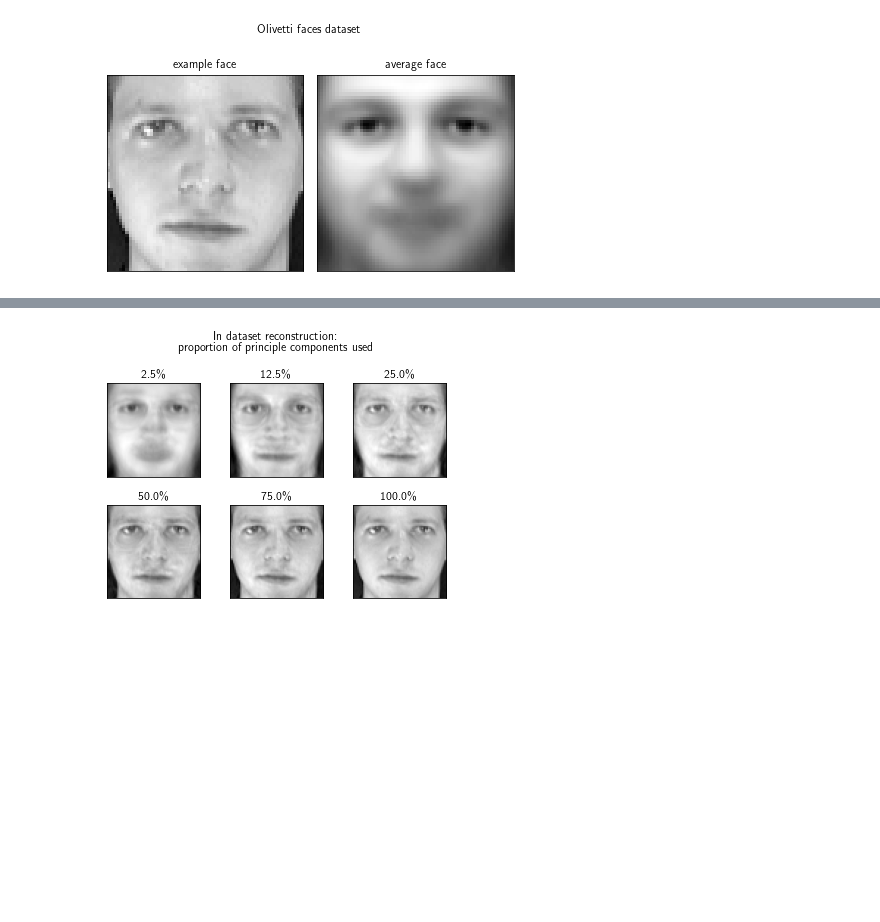
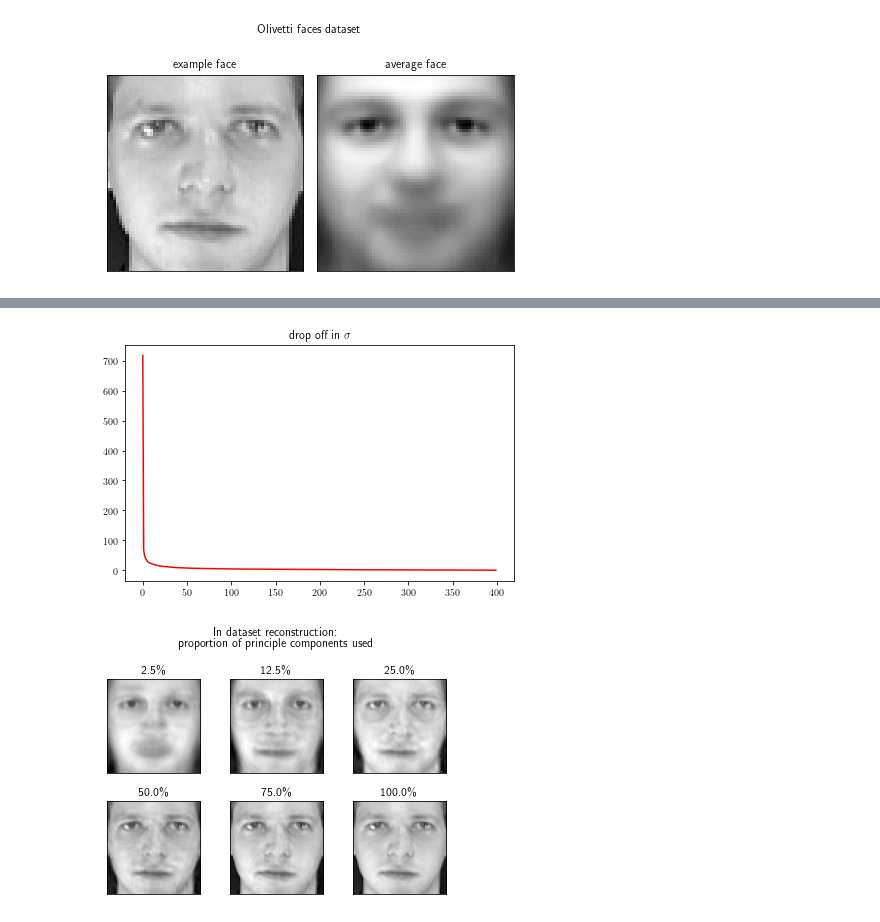
Before and after one commit to hws1302/pca-article, a Jupyter notebook: PCA.ipynb, the cells around one changed output, grey strips where cells are left out. Cells and saved outputs as stored; diff of their text form; code cells hidden in the pictures; blank space fills up the shorter version.

```diff
--- a/PCA.ipynb
+++ b/PCA.ipynb
@@ -345,3 +346,10 @@ for k in range(1,7):
+# %%
+plt.plot(w, color='red')
+plt.title('drop off in $\sigma$')
+# plt.savefig('')
+plt.show()
+# %% [output]
+[figure, added]
 # %%
 def reconstruct_img(img, Vt, i, j, n_components=400, title=None):
 
```
Also changed, not shown: parts of 11 cells of this notebook, 1 other file.
